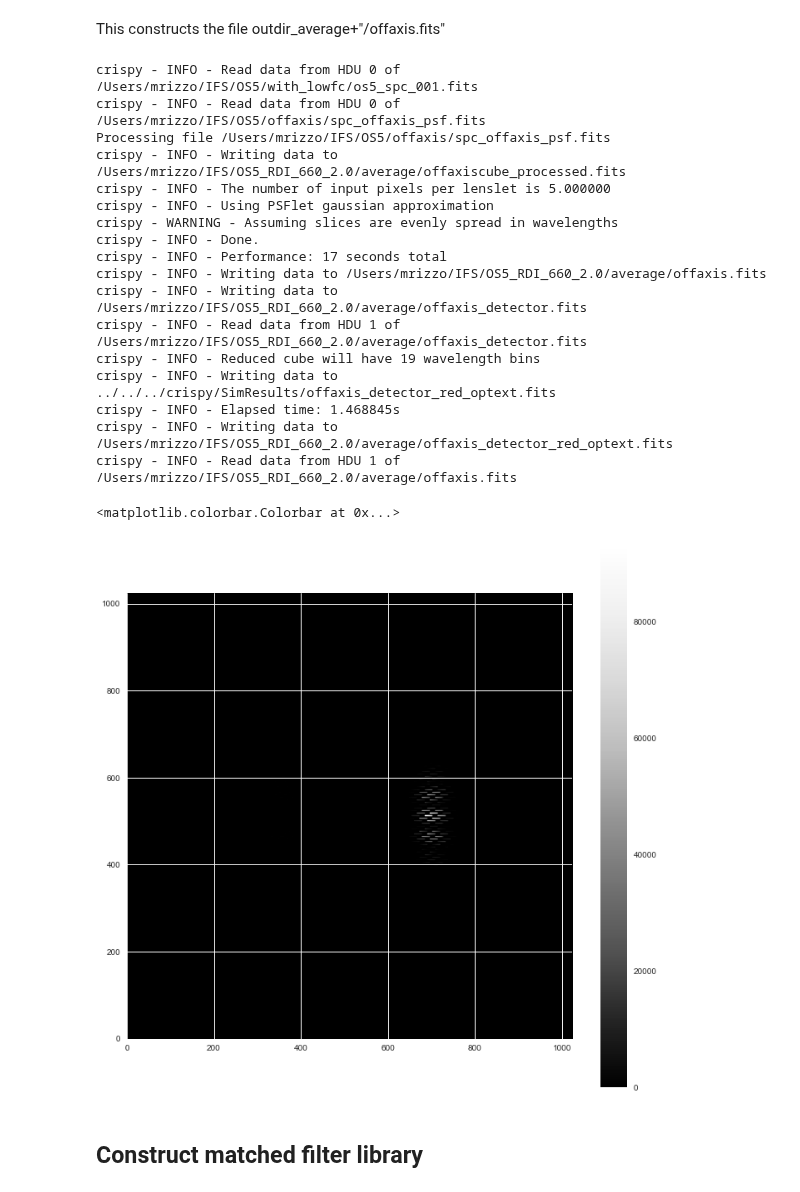
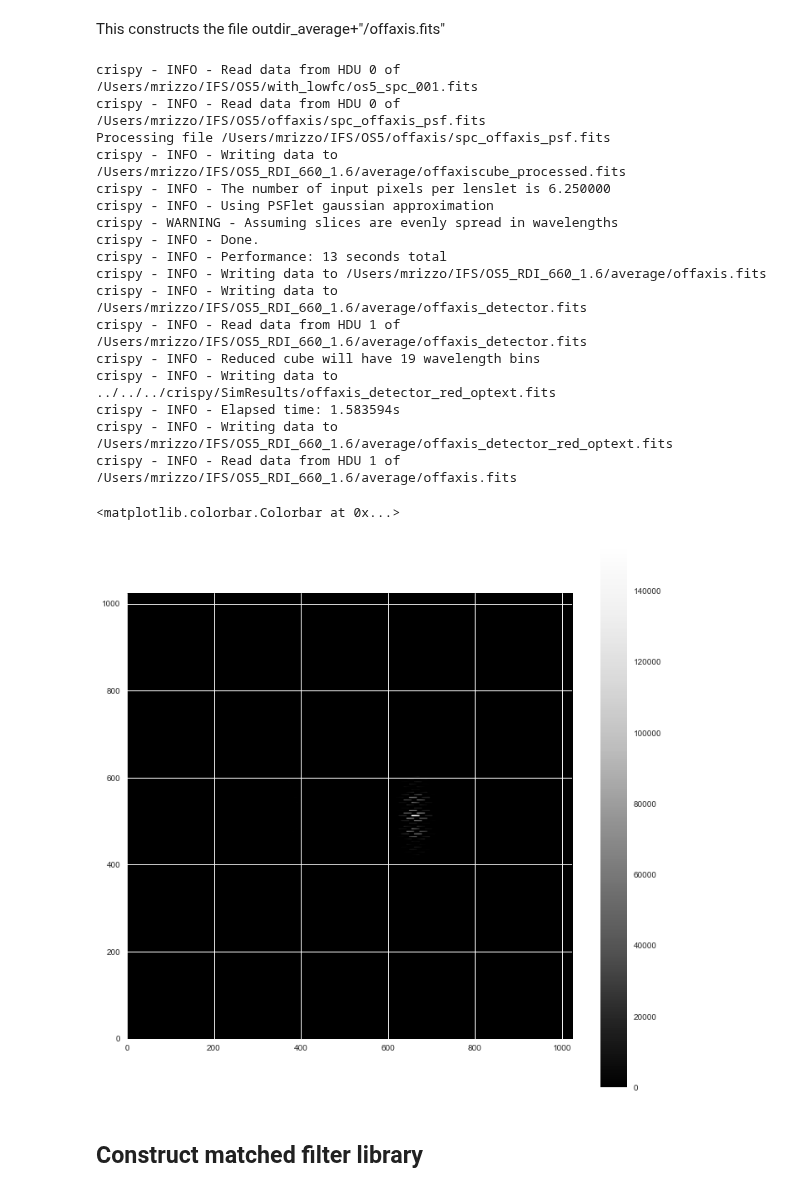
Before and after one commit to mjrfringes/crispy, a Jupyter notebook: docs/source/notebooks/RDI_sensitivity_study.ipynb, the cells around one changed output. Cells and saved outputs as stored; diff of their text form; code cells hidden in the pictures.

```diff
--- a/docs/source/notebooks/RDI_sensitivity_study.ipynb
+++ b/docs/source/notebooks/RDI_sensitivity_study.ipynb
@@ -38,9 +38,11 @@ Populating the interactive namespace from numpy and matplotlib
 lamc=660.
 BW = 0.18
 par.nonoise=True
-sampling=2.
+sampling=1.6
 par.lenslet_sampling=1./sampling
 folder = '/Users/mrizzo/IFS/OS5_RDI_660_'+str(sampling)
+offaxis_psf_filename='/Users/mrizzo/IFS/OS5/offaxis/spc_offaxis_psf.fits'
+OS5_files = '/Users/mrizzo/IFS/OS5/with_lowfc/'
 try:
     os.makedirs(folder)
     os.makedirs(folder+'/average')
@@ -117,43 +119,43 @@ crispy - INFO - Writing data to /Users/mrizzo/IFS/OS5_RDI_660_2.0/os5_spc_130_ta
 # %% [markdown]
 This constructs the file outdir_average+"/offaxis.fits"
 # %%
-file_for_shape = Image('/Users/mrizzo/IFS/OS5/with_lowfc/os5_spc_001.fits').data
+file_for_shape = Image(OS5_files+'os5_spc_001.fits').data
 fileshape = file_for_shape.shape
 Nlam = fileshape[0]
 lamlist = lamc*np.linspace(1.-BW/2.,1.+BW/2.,Nlam)*u.nm
 from crispy.tools.postprocessing import process_offaxis
-process_offaxis(par,offaxis_psf_filename='/Users/mrizzo/IFS/OS5/offaxis/spc_offaxis_psf.fits',
+process_offaxis(par,offaxis_psf_filename=offaxis_psf_filename,
                 fileshape=fileshape,
                 lamlist=lamlist,
                 lamc=lamc,
                 outdir_average=folder+'/average',
                 target_star_T=5887*u.K, target_star_Vmag=5.03,
                 tel_pupil_area=3.650265060424805*u.m**2)
 
 plt.figure(figsize=(12,12))
 img=Image(folder+'/average/offaxis.fits').data
 plt.imshow(img,cmap='Greys_r')
 plt.colorbar()
 # %% [output]
 crispy - INFO - Read data from HDU 0 of /Users/mrizzo/IFS/OS5/with_lowfc/os5_spc_001.fits
 crispy - INFO - Read data from HDU 0 of /Users/mrizzo/IFS/OS5/offaxis/spc_offaxis_psf.fits
 Processing file /Users/mrizzo/IFS/OS5/offaxis/spc_offaxis_psf.fits
-crispy - INFO - Writing data to /Users/mrizzo/IFS/OS5_RDI_660_2.0/average/offaxiscube_processed.fits
-crispy - INFO - The number of input pixels per lenslet is 5.000000
+crispy - INFO - Writing data to /Users/mrizzo/IFS/OS5_RDI_660_1.6/average/offaxiscube_processed.fits
+crispy - INFO - The number of input pixels per lenslet is 6.250000
 crispy - INFO - Using PSFlet gaussian approximation
 crispy - WARNING - Assuming slices are evenly spread in wavelengths
 crispy - INFO - Done.
-crispy - INFO - Performance: 17 seconds total
-crispy - INFO - Writing data to /Users/mrizzo/IFS/OS5_RDI_660_2.0/average/offaxis.fits
-crispy - INFO - Writing data to /Users/mrizzo/IFS/OS5_RDI_660_2.0/average/offaxis_detector.fits
-crispy - INFO - Read data from HDU 1 of /Users/mrizzo/IFS/OS5_RDI_660_2.0/average/offaxis_detector.fits
+crispy - INFO - Performance: 13 seconds total
+crispy - INFO - Writing data to /Users/mrizzo/IFS/OS5_RDI_660_1.6/average/offaxis.fits
+crispy - INFO - Writing data to /Users/mrizzo/IFS/OS5_RDI_660_1.6/average/offaxis_detector.fits
+crispy - INFO - Read data from HDU 1 of /Users/mrizzo/IFS/OS5_RDI_660_1.6/average/offaxis_detector.fits
 crispy - INFO - Reduced cube will have 19 wavelength bins
 crispy - INFO - Writing data to ../../../crispy/SimResults/offaxis_detector_red_optext.fits
-crispy - INFO - Elapsed time: 1.468845s
-crispy - INFO - Writing data to /Users/mrizzo/IFS/OS5_RDI_660_2.0/average/offaxis_detector_red_optext.fits
-crispy - INFO - Read data from HDU 1 of /Users/mrizzo/IFS/OS5_RDI_660_2.0/average/offaxis.fits
+crispy - INFO - Elapsed time: 1.583594s
+crispy - INFO - Writing data to /Users/mrizzo/IFS/OS5_RDI_660_1.6/average/offaxis_detector_red_optext.fits
+crispy - INFO - Read data from HDU 1 of /Users/mrizzo/IFS/OS5_RDI_660_1.6/average/offaxis.fits
 <matplotlib.colorbar.Colorbar at 0x...>
-[figure, old version]
+[figure, new version]
 # %% [markdown]
 ## Construct matched filter library
 # %%
```
Also changed, not shown: parts of 6 cells of this notebook, 1 other file.
